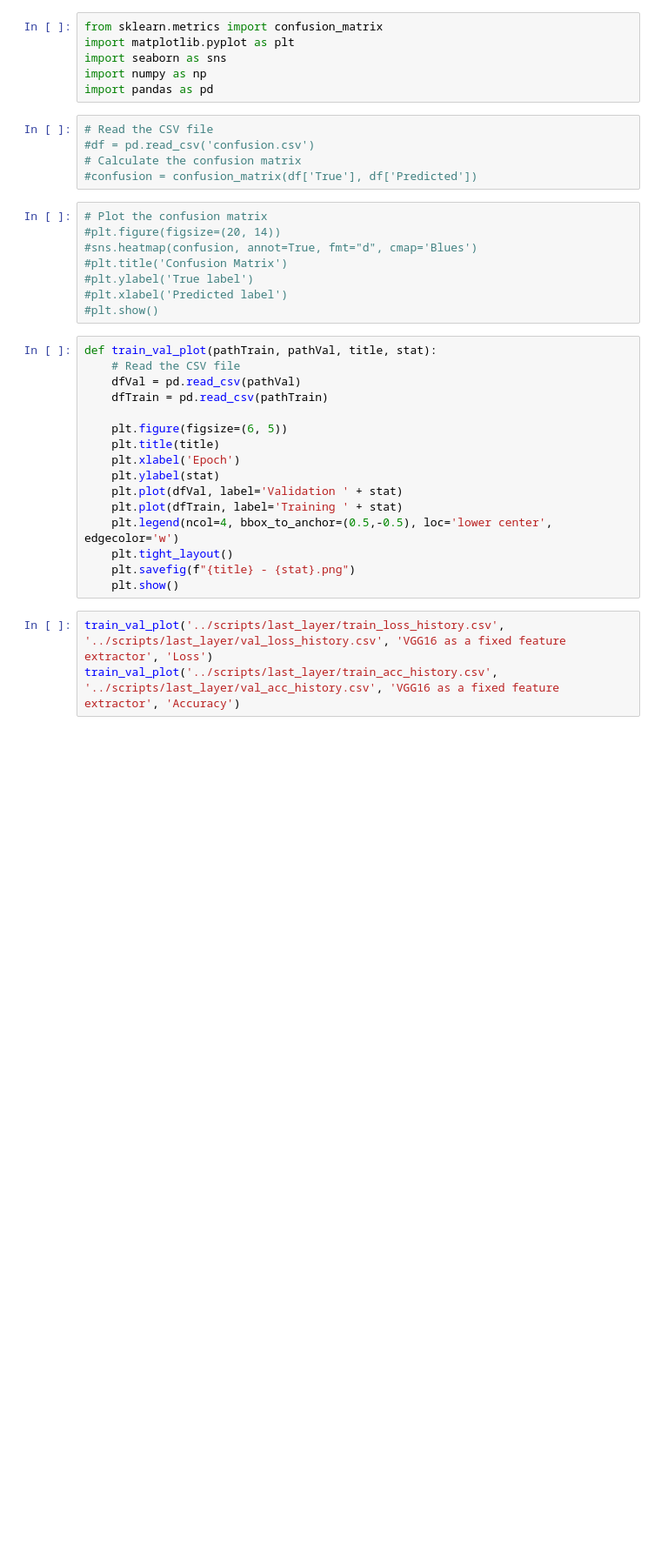
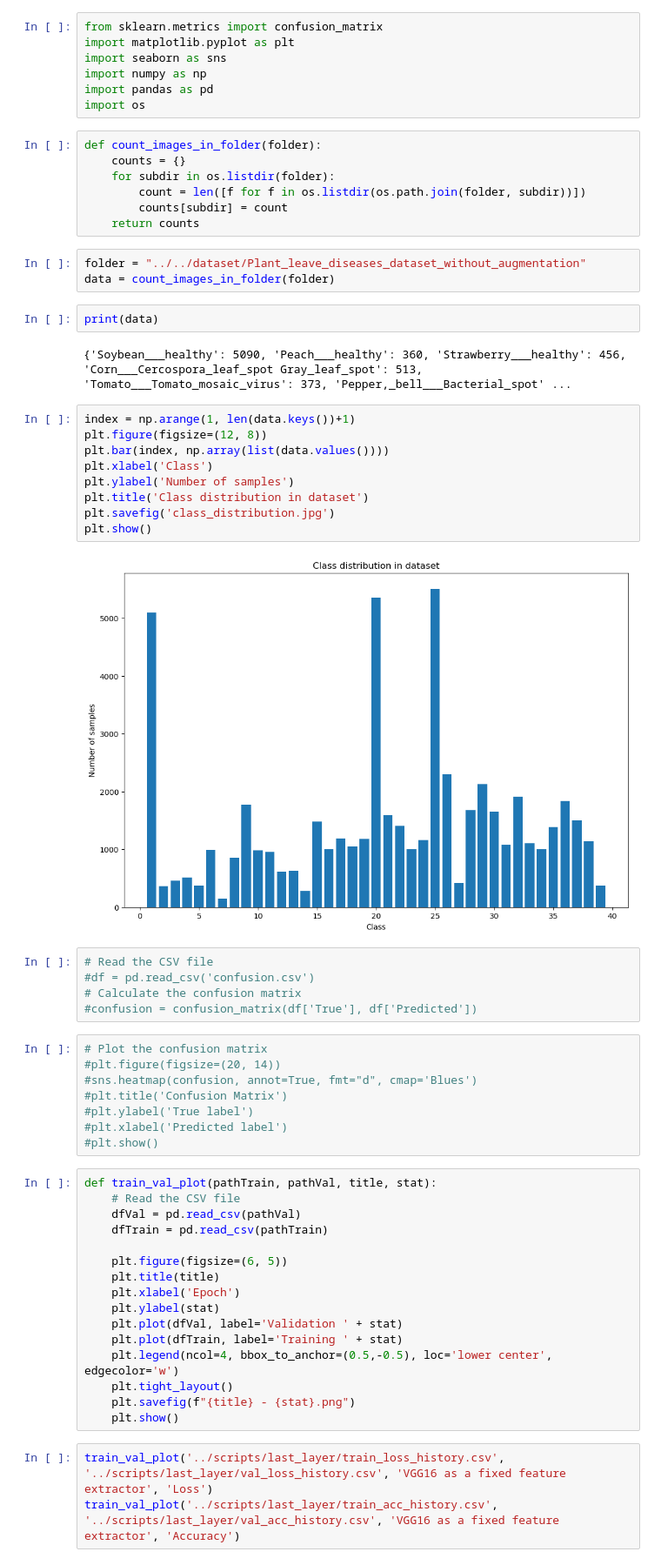
Before and after one commit to heitorc62/Plants-ConvNets-ViT, a Jupyter notebook: notebooks/plotter.ipynb, the cells around one changed output. Shown at 87% size. Drawn from its saved outputs; the diff is of its cells as text; blank space fills up the shorter version.

```diff
--- a/notebooks/plotter.ipynb
+++ b/notebooks/plotter.ipynb
@@ -4,6 +4,32 @@ import matplotlib.pyplot as plt
 import seaborn as sns
 import numpy as np
 import pandas as pd
+import os
+# %%
+def count_images_in_folder(folder):
+    counts = {}
+    for subdir in os.listdir(folder):
+        count = len([f for f in os.listdir(os.path.join(folder, subdir))])
+        counts[subdir] = count
+    return counts
+# %%
+folder = "../../dataset/Plant_leave_diseases_dataset_without_augmentation"
+data = count_images_in_folder(folder)
+# %%
+print(data)
+# %% [output]
+{'Soybean___healthy': 5090, 'Peach___healthy': 360, 'Strawberry___healthy': 456, 'Corn___Cercospora_leaf_spot Gray_leaf_spot': 513, 'Tomato___Tomato_mosaic_virus': 373, 'Pepper,_bell___Bacterial_spot' ...
+# %%
+index = np.arange(1, len(data.keys())+1)
+plt.figure(figsize=(12, 8))
+plt.bar(index, np.array(list(data.values())))
+plt.xlabel('Class')
+plt.ylabel('Number of samples')
+plt.title('Class distribution in dataset')
+plt.savefig('class_distribution.jpg')
+plt.show()
+# %% [output]
+[figure, added]
 # %%
 # Read the CSV file
 #df = pd.read_csv('confusion.csv')
```
Also changed, not shown: parts of 3 cells of this notebook.
